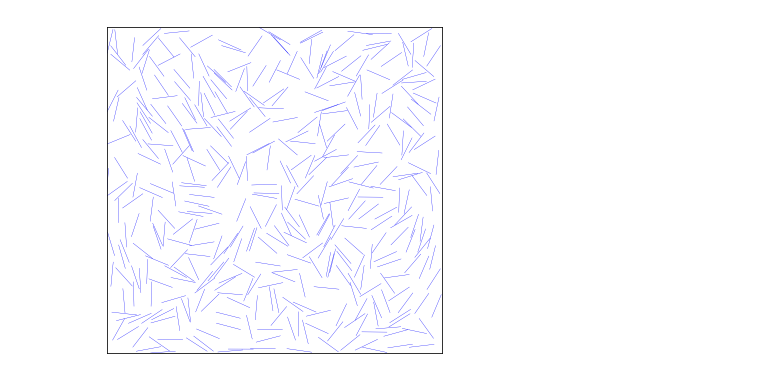
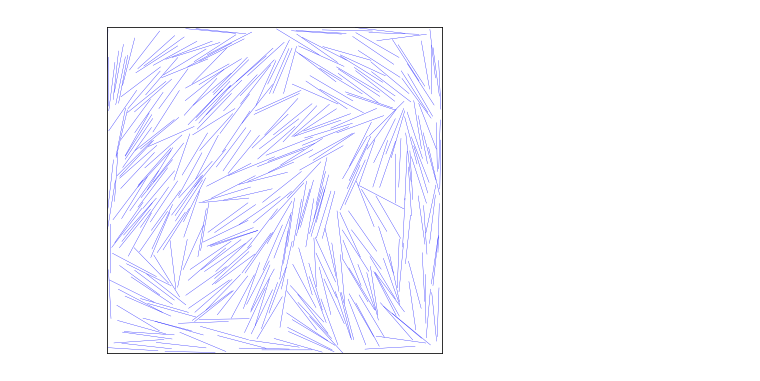
Before and after one commit to m-walters/mcmd, a Jupyter notebook: rodplot.ipynb, the cells around one changed output. Cells and saved outputs as stored; diff of their text form; code cells hidden in the pictures.

```diff
--- a/rodplot.ipynb
+++ b/rodplot.ipynb
@@ -6,25 +6,25 @@ import matplotlib.pyplot as plt
 def plotLine(x1,y1,x2,y2):
     plt.gca().plot([x1, x2], [y1, y2], color='b', linestyle='-', linewidth=0.3)
 # %%
-w = 40.
+w = 20.
 h = w
 plt.plot()
 plt.xlim(-w/2,w/2)
 plt.ylim(-h/2,h/2)
 plt.xticks([])
 plt.yticks([])
 
 # Read in data
-fname = "output/finalsweep_00001050"
+fname = "output/finalsweep_00010500"
 # fname = "save/confX/sweep_00085000"
 dfile = open(fname, "r")
 for line in dfile.readlines():
     l = line.split()
     plotLine(l[5],l[6],l[7],l[8])
 
 plt.gcf().set_size_inches(6,6)
 f = plt.gcf()
 # %% [output]
-[figure, old version]
+[figure, new version]
 # %%
 f.savefig(fname+".eps");
```
Also changed, not shown: 6 other files.
